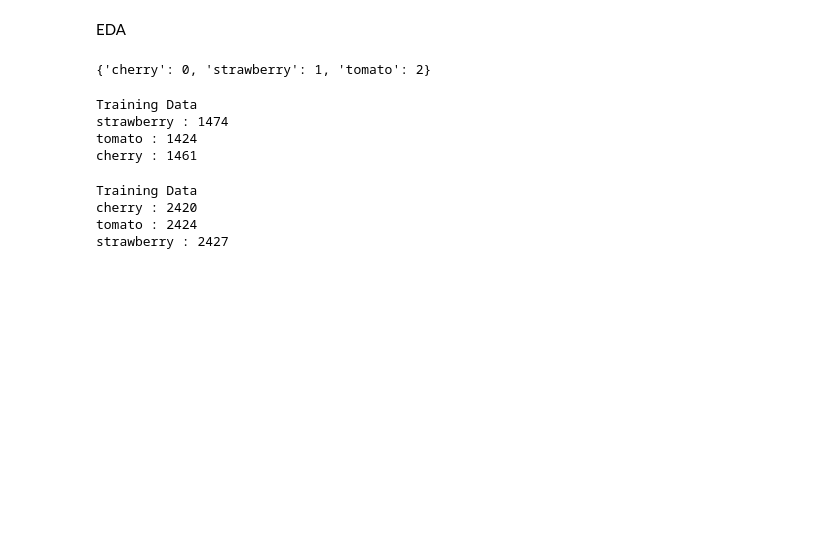
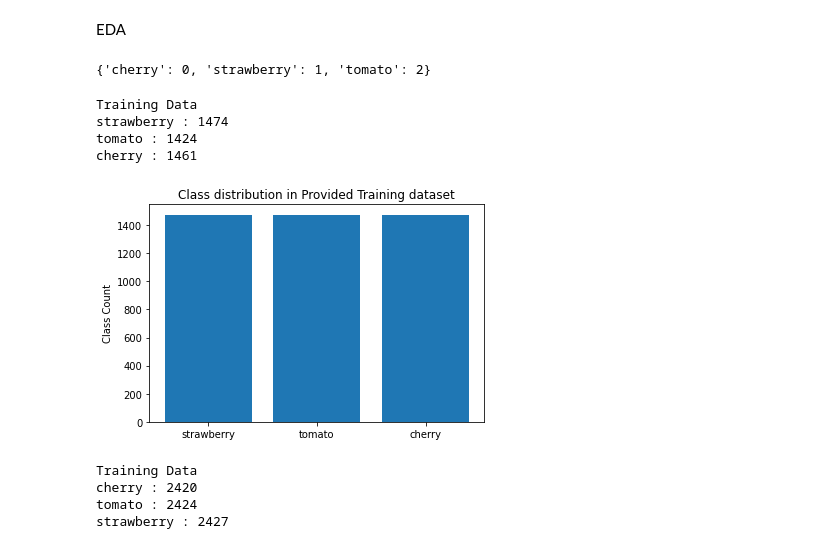
Before and after one commit to jerryzhuang0914/ImageClassification, a Jupyter notebook: train_tensorflow.ipynb, the cells around one changed output. Cells and saved outputs as stored; diff of their text form; code cells hidden in the pictures; blank space fills up the shorter version.

```diff
--- a/train_tensorflow.ipynb
+++ b/train_tensorflow.ipynb
@@ -76,13 +77,22 @@ train.class_indices
 {'cherry': 0, 'strawberry': 1, 'tomato': 2}
 # %%
 # Provided dataset distribution after remove noise/irrelavent images
+class_list_1 = []
 print('Training Data')
 for direc in os.listdir('/content/drive/My Drive/app/traindata/'):
     print(direc, ':',len(os.listdir('/content/drive/My Drive/app/traindata/'+direc)))
+    class_list_1.append(direc)
 # %% [output]
 Training Data
 strawberry : 1474
 tomato : 1424
 cherry : 1461
+# %%
+plt.bar(class_list_1, len(os.listdir('/content/drive/My Drive/app/traindata/'+direc)))
+plt.ylabel('Class Count')
+plt.title('Class distribution in Provided Training dataset')
+plt.show()
+# %% [output]
+[figure, added]
 # %%
 # Provided + downloadede dataset distribution after remove noise/irrelavent images
```
Also changed, not shown: parts of 85 cells of this notebook, 3 other files.
